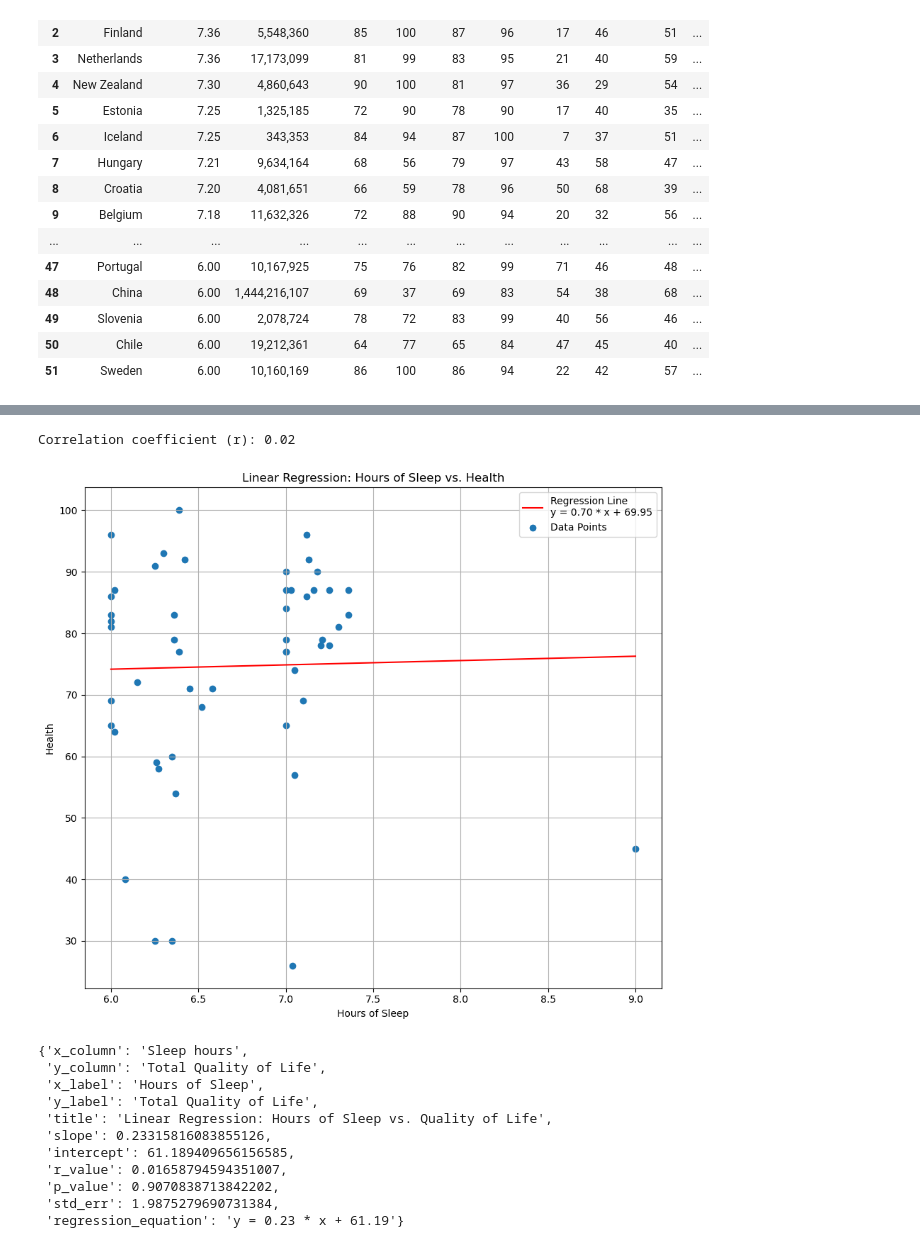
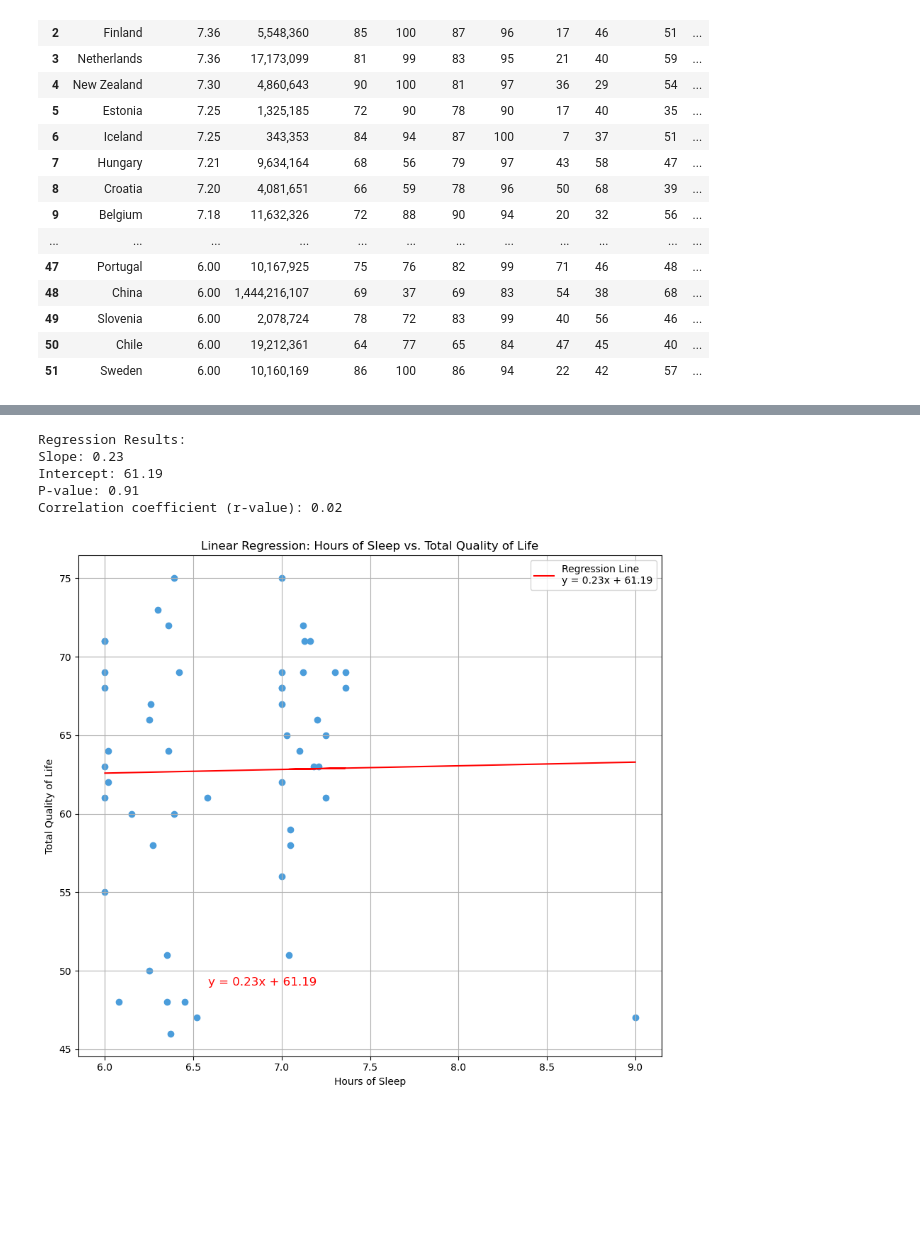
Before and after one commit to yaelantoniocm/Project-1, a Jupyter notebook: Project1.ipynb, the cells around one changed output, grey strips where cells are left out. Saved outputs shown, nothing was run; the diff lists cells and outputs as text; code cells hidden in the pictures; blank space fills up the shorter version.

Commit message:
Adding the correct Linear regression analysis

```diff
--- a/Project1.ipynb
+++ b/Project1.ipynb
@@ -136,31 +47 @@ print(regression_results_health)
-# %%
-#Print a grphic representation of the linear regression between hours of sleep and total quality of life
-# Create the scatter plot
-plt.figure(figsize=(9, 8))
-plt.scatter(sleep_study_data['Sleep hours'], sleep_study_data['Health'], label='Data Points')
-
-# Create the regression line
-x_vals = np.linspace(min(sleep_study_data['Sleep hours']), max(sleep_study_data['Sleep hours']), 100)
-y_vals = slope * x_vals + intercept
-plt.plot(x_vals, y_vals, color='red', label=f'Regression Line\n{regression_equation}')
-
-# Add labels and title
-plt.xlabel('Hours of Sleep')
-plt.ylabel('Health')
-plt.title('Linear Regression: Hours of Sleep vs. Health')
-
-# Add legend
-plt.legend()
-
-# Add the r-value as text annotation on the plot
-r_value = regression_results_health['r_value']
-print(f"Correlation coefficient (r): {r_value:.2f}")
-
-# Display the plot
-plt.grid(True)
-plt.tight_layout()
-plt.show()
-# %% [output]
-Correlation coefficient (r): 0.02
-[figure, removed]
 # %%
@@ -210,20 +96,15 @@ def linear_regression_analysis(data, x_column, y_column, x_label, y_label, title
 # %%
-# Calling regression_results with de dataframe sleep_study_data
-regression_results = linear_regression_analysis_plot(sleep_study_data, 'Sleep hours', 'Total Quality of Life',
-                                                     x_label='Hours of Sleep',
-                                                     y_label='Total Quality of Life',
-                                                     title='Linear Regression: Hours of Sleep vs. Quality of Life',
-                                                     file_name='Resources/regression_plot.png')
-regression_results
+# Assuming your DataFrame is named 'df'
+
+# Example 1: Linear regression between "Sleep hours" and "Total Quality of Life"
+linear_regression_analysis_plot(sleep_study_data, x_column='Sleep hours', y_column='Total Quality of Life',
+                                x_label='Hours of Sleep', y_label='Total Quality of Life',
+                                title='Linear Regression: Hours of Sleep vs. Total Quality of Life',
+                                file_name='Resources/sleep_vs_quality.png')
 # %% [output]
-{'x_column': 'Sleep hours',
- 'y_column': 'Total Quality of Life',
- 'x_label': 'Hours of Sleep',
- 'y_label': 'Total Quality of Life',
- 'title': 'Linear Regression: Hours of Sleep vs. Quality of Life',
- 'slope': 0.23315816083855126,
- 'intercept': 61.189409656156585,
- 'r_value': 0.01658794594351007,
- 'p_value': 0.9070838713842202,
- 'std_err': 1.9875279690731384,
- 'regression_equation': 'y = 0.23 * x + 61.19'}
+Regression Results:
+Slope: 0.23
+Intercept: 61.19
+P-value: 0.91
+Correlation coefficient (r-value): 0.02
+[figure, added]
```
Also changed, not shown: parts of 5 cells of this notebook, 2 other files.
